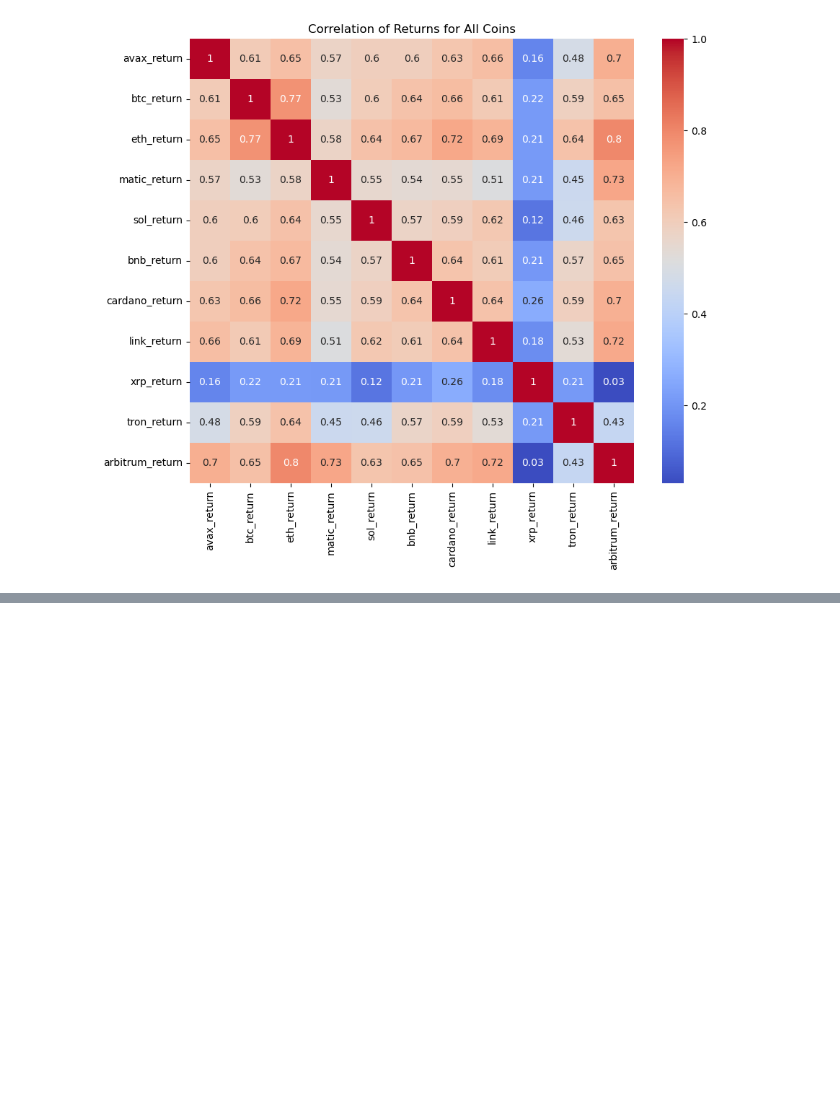
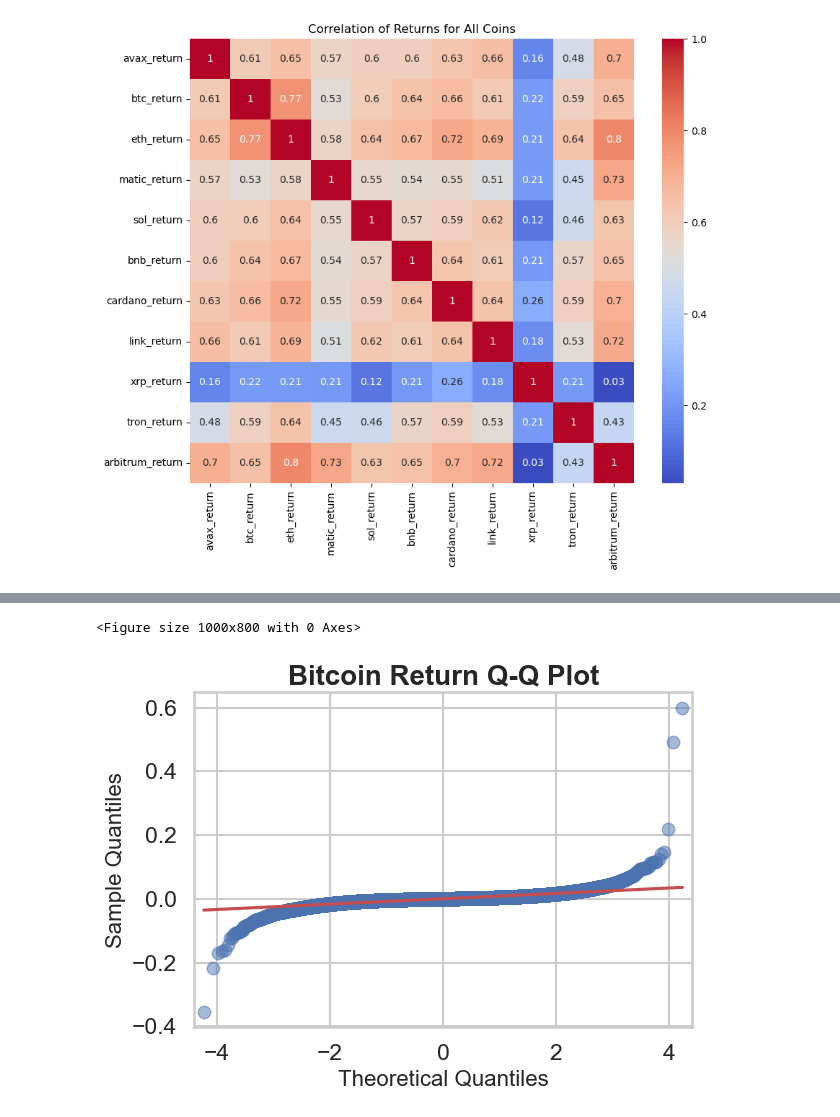
Before and after one commit to Kunj121/QTSFinalProject, a Jupyter notebook: Graph_Analysis/Graph_Analysis.ipynb, the cells around one changed output, grey strips where cells are left out. Cells and saved outputs as stored; diff of their text form; code cells hidden in the pictures; blank space fills up the shorter version.

```diff
--- a/Graph_Analysis/Graph_Analysis.ipynb
+++ b/Graph_Analysis/Graph_Analysis.ipynb
@@ -146,0 +270,5 @@ plot_return_correlations(all_returns_df, title='Correlation of Returns for All C
+# %%
+fancy_return_qq(all_returns_df, "btc_return", title="Bitcoin Return Q-Q Plot")
+# %% [output]
+<Figure size 1000x800 with 0 Axes>
+[figure, added]
```
Also changed, not shown: parts of 5 cells of this notebook.
